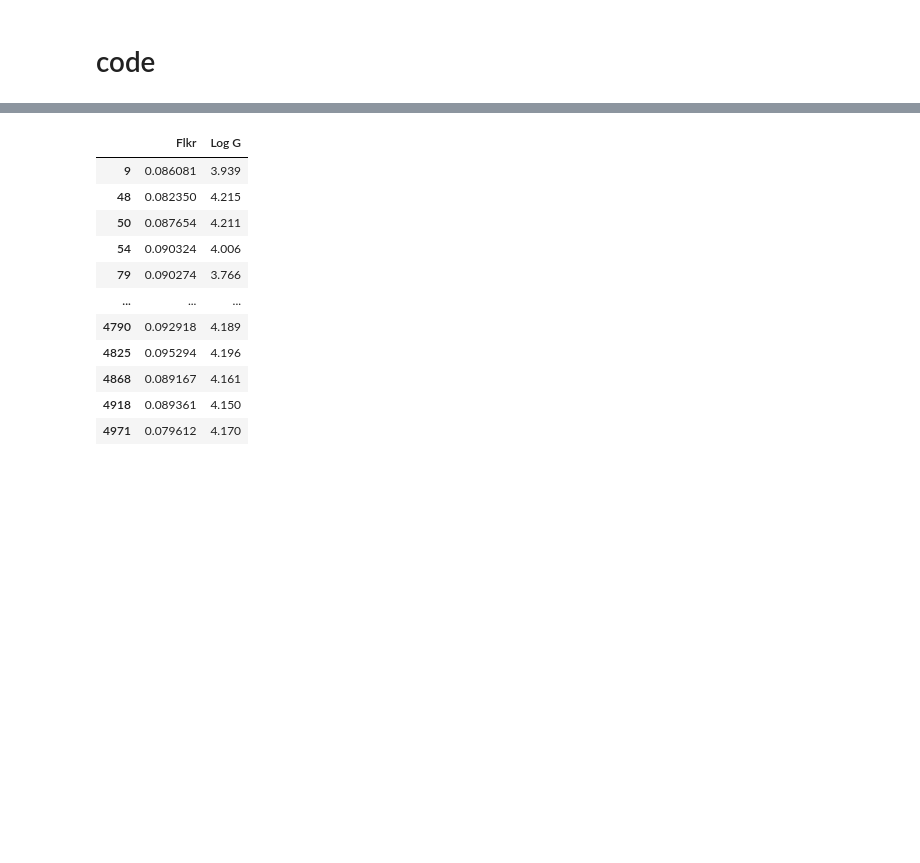
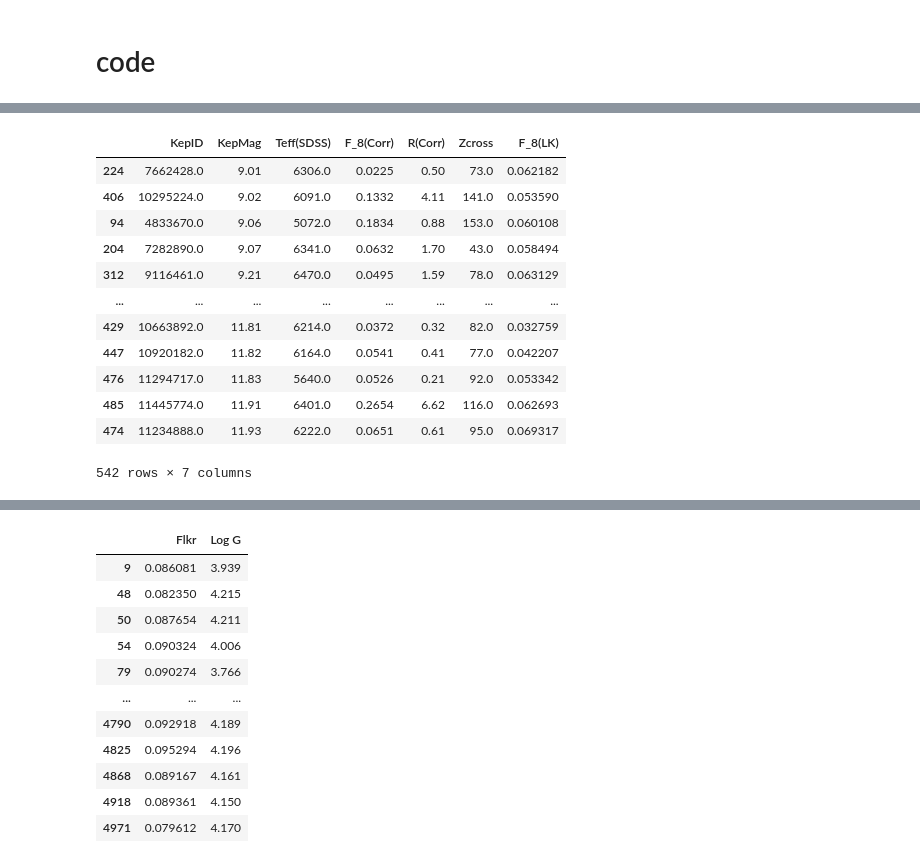
Before and after one commit to Srivardini11/lark, a Jupyter notebook: Flkr_g_0_5k.ipynb, the cells around one changed output, grey strips where cells are left out. Saved outputs shown, nothing was run; the diff lists cells and outputs as text; code cells hidden in the pictures; blank space fills up the shorter version.

```diff
--- a/Flkr_g_0_5k.ipynb
+++ b/Flkr_g_0_5k.ipynb
@@ -71,0 +162,18 @@ for id in df_test['Dataset Name']:
+# %%
+df['F_8(LK)']= sample['Flkr'].values
+df = df.sort_values('KepMag')
+df
+# %% [output]
+|  | KepID | KepMag | Teff(SDSS) | F_8(Corr) | R(Corr) | Zcross | F_8(LK) |
+| 224 | 7662428.0 | 9.01 | 6306.0 | 0.0225 | 0.50 | 73.0 | 0.062182 |
+| 406 | 10295224.0 | 9.02 | 6091.0 | 0.1332 | 4.11 | 141.0 | 0.053590 |
+| 94 | 4833670.0 | 9.06 | 5072.0 | 0.1834 | 0.88 | 153.0 | 0.060108 |
+| 204 | 7282890.0 | 9.07 | 6341.0 | 0.0632 | 1.70 | 43.0 | 0.058494 |
+| 312 | 9116461.0 | 9.21 | 6470.0 | 0.0495 | 1.59 | 78.0 | 0.063129 |
+| ... | ... | ... | ... | ... | ... | ... | ... |
+| 429 | 10663892.0 | 11.81 | 6214.0 | 0.0372 | 0.32 | 82.0 | 0.032759 |
+| 447 | 10920182.0 | 11.82 | 6164.0 | 0.0541 | 0.41 | 77.0 | 0.042207 |
+| 476 | 11294717.0 | 11.83 | 5640.0 | 0.0526 | 0.21 | 92.0 | 0.053342 |
+| 485 | 11445774.0 | 11.91 | 6401.0 | 0.2654 | 6.62 | 116.0 | 0.062693 |
+| 474 | 11234888.0 | 11.93 | 6222.0 | 0.0651 | 0.61 | 95.0 | 0.069317 |
+542 rows × 7 columns
```
Also changed, not shown: parts of 18 cells of this notebook.
